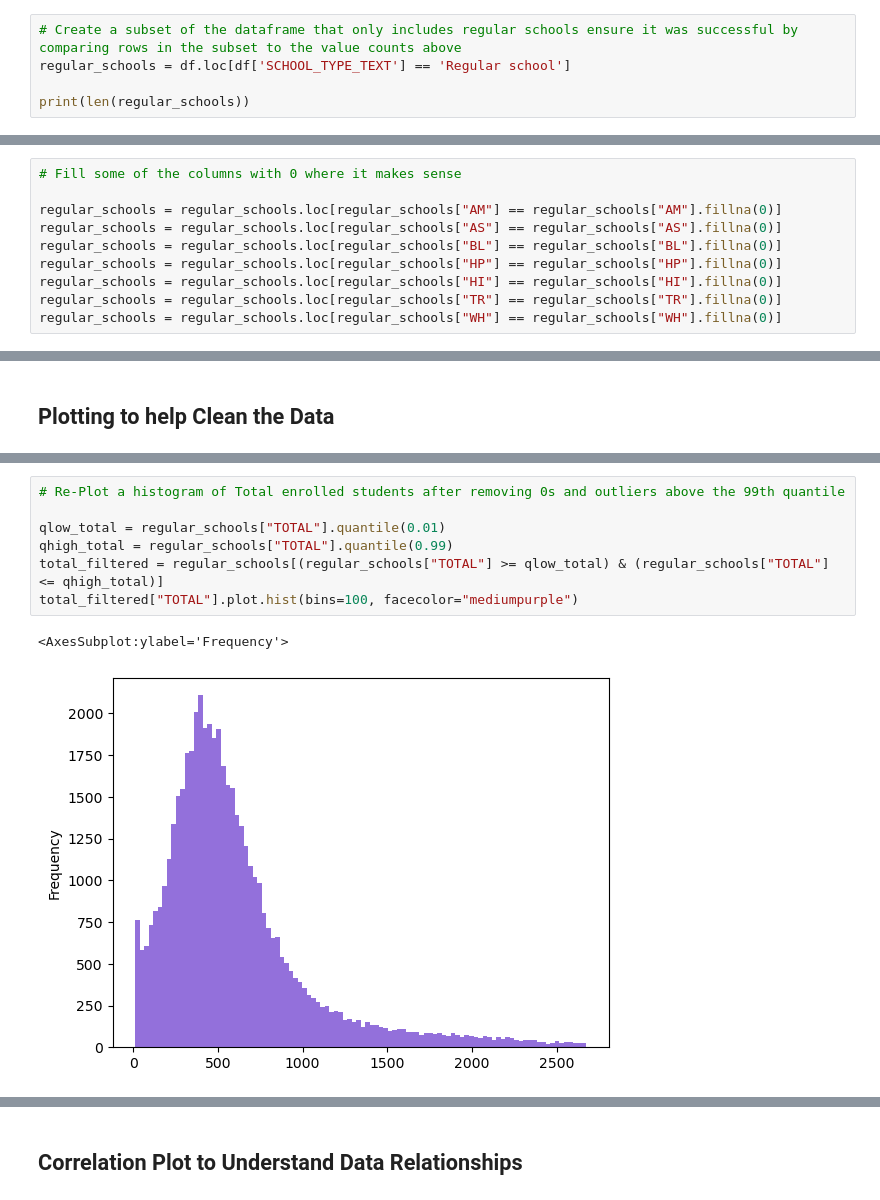
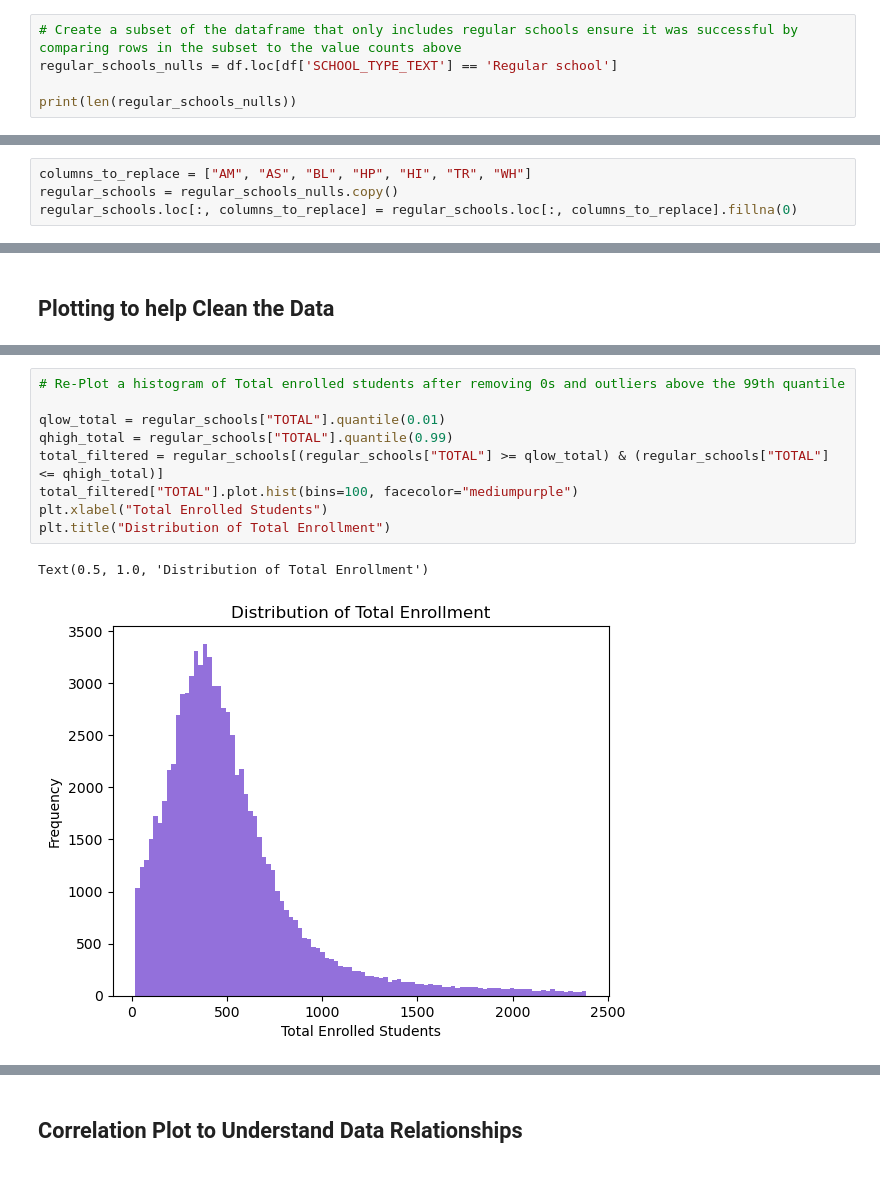
Before and after one commit to marko-londo/Schools-Analysis, a Jupyter notebook: public_school_analysis.ipynb, the cells around one changed output, grey strips where cells are left out. Saved outputs shown, nothing was run; the diff lists cells and outputs as text.

```diff
--- a/public_school_analysis.ipynb
+++ b/public_school_analysis.ipynb
@@ -123,9 +123,9 @@ Career and Technical School      1593
 Name: SCHOOL_TYPE_TEXT, dtype: int64
 # %%
 # Create a subset of the dataframe that only includes regular schools ensure it was successful by comparing rows in the subset to the value counts above
-regular_schools = df.loc[df['SCHOOL_TYPE_TEXT'] == 'Regular school']
+regular_schools_nulls = df.loc[df['SCHOOL_TYPE_TEXT'] == 'Regular school']
 
-print(len(regular_schools))
+print(len(regular_schools_nulls))
 # %% [output]
 91595
 # %%
@@ -155,15 +155,9 @@ LATCOD                  0
 LONCOD                  0
 dtype: int64
 # %%
-# Fill some of the columns with 0 where it makes sense
-
-regular_schools = regular_schools.loc[regular_schools["AM"] == regular_schools["AM"].fillna(0)]
-regular_schools = regular_schools.loc[regular_schools["AS"] == regular_schools["AS"].fillna(0)]
-regular_schools = regular_schools.loc[regular_schools["BL"] == regular_schools["BL"].fillna(0)]
-regular_schools = regular_schools.loc[regular_schools["HP"] == regular_schools["HP"].fillna(0)]
-regular_schools = regular_schools.loc[regular_schools["HI"] == regular_schools["HI"].fillna(0)]
-regular_schools = regular_schools.loc[regular_schools["TR"] == regular_schools["TR"].fillna(0)]
-regular_schools = regular_schools.loc[regular_schools["WH"] == regular_schools["WH"].fillna(0)]
+columns_to_replace = ["AM", "AS", "BL", "HP", "HI", "TR", "WH"]
+regular_schools = regular_schools_nulls.copy()
+regular_schools.loc[:, columns_to_replace] = regular_schools.loc[:, columns_to_replace].fillna(0)
 # %%
 # Verify changes to nulls and prepare to drop na
 regular_schools.isnull().sum()
@@ -256,13 +250,15 @@ Text(0.5, 1.0, 'Distribution of Student/Teacher Ratio')
 # %%
 # Re-Plot a histogram of Total enrolled students after removing 0s and outliers above the 99th quantile
 
 qlow_total = regular_schools["TOTAL"].quantile(0.01)
 qhigh_total = regular_schools["TOTAL"].quantile(0.99)
 total_filtered = regular_schools[(regular_schools["TOTAL"] >= qlow_total) & (regular_schools["TOTAL"] <= qhigh_total)]
 total_filtered["TOTAL"].plot.hist(bins=100, facecolor="mediumpurple")
+plt.xlabel("Total Enrolled Students")
+plt.title("Distribution of Total Enrollment")
 # %% [output]
-<AxesSubplot:ylabel='Frequency'>
+Text(0.5, 1.0, 'Distribution of Total Enrollment')
-[figure, old version]
+[figure, new version]
 # %%
 # Re-Plot a histogram of Total Teachers after removing 0s and outliers above the 99th quantile
 
```
Also changed, not shown: parts of 25 cells of this notebook, 3 other files.
